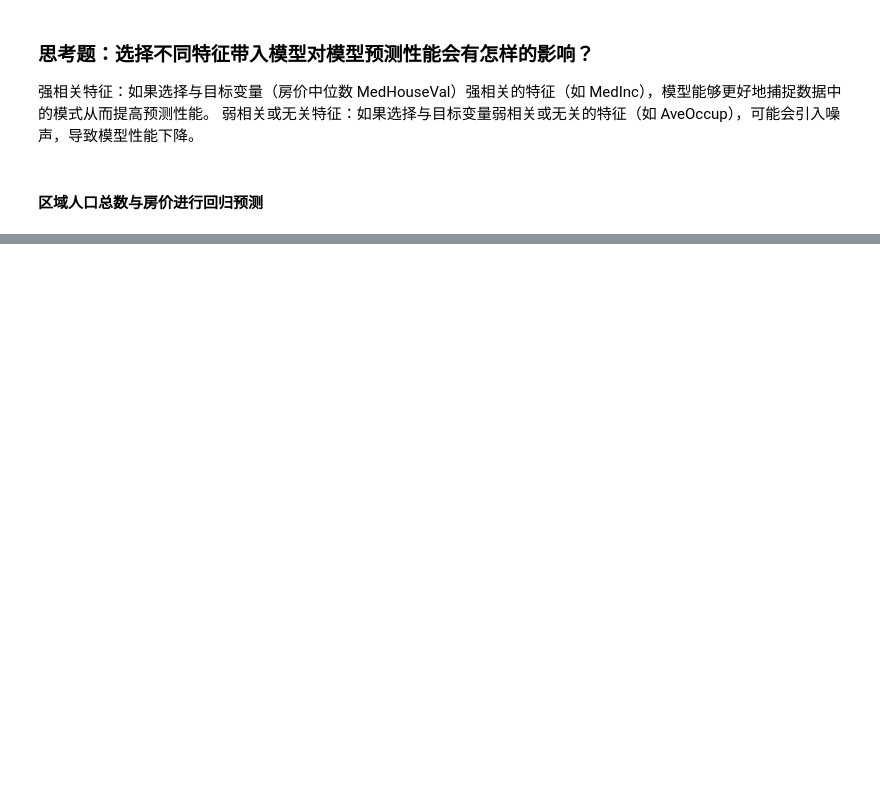
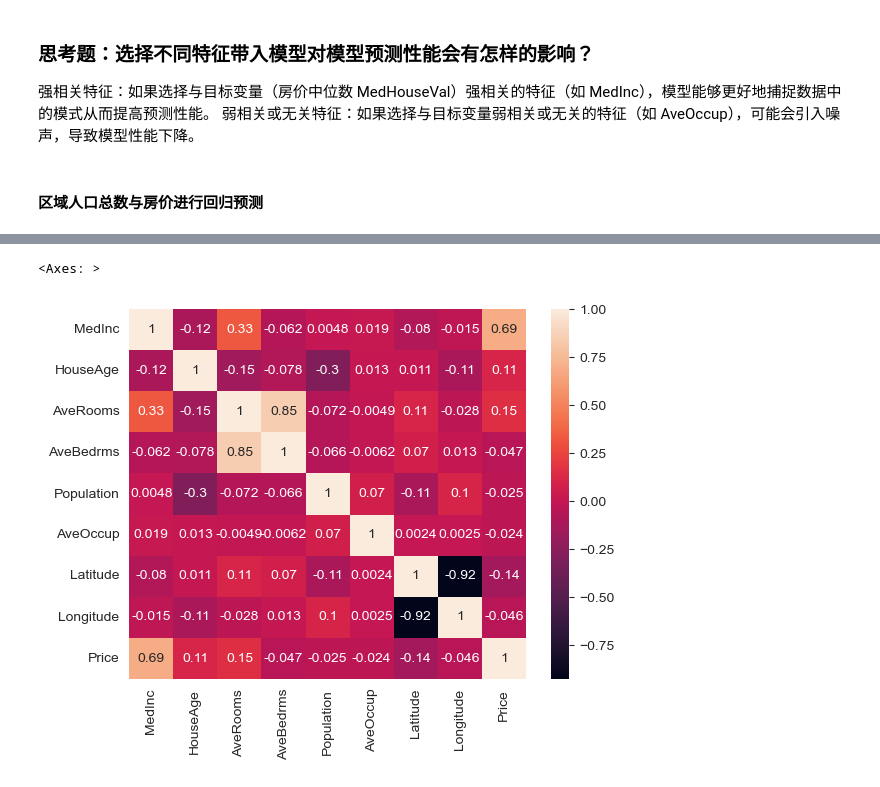
Before and after one commit to chengfushi/MachineLearn, a Jupyter notebook: LinearRegression/实验2：加利福尼亚房价.ipynb, the cells around one changed output, grey strips where cells are left out. Drawn from its saved outputs; the diff is of its cells as text; code cells hidden in the pictures; blank space fills up the shorter version.

```diff
--- a/LinearRegression/实验2：加利福尼亚房价.ipynb
+++ b/LinearRegression/实验2：加利福尼亚房价.ipynb
@@ -157,0 +158,7 @@ MSE: 1.3019417405382308
+# %%
+# 导入热力图
+import seaborn as sns
+sns.heatmap(df.corr(),annot=True)
+# %% [output]
+<Axes: >
+[figure, added]
```
Also changed, not shown: parts of 4 cells of this notebook, 18 other files.
